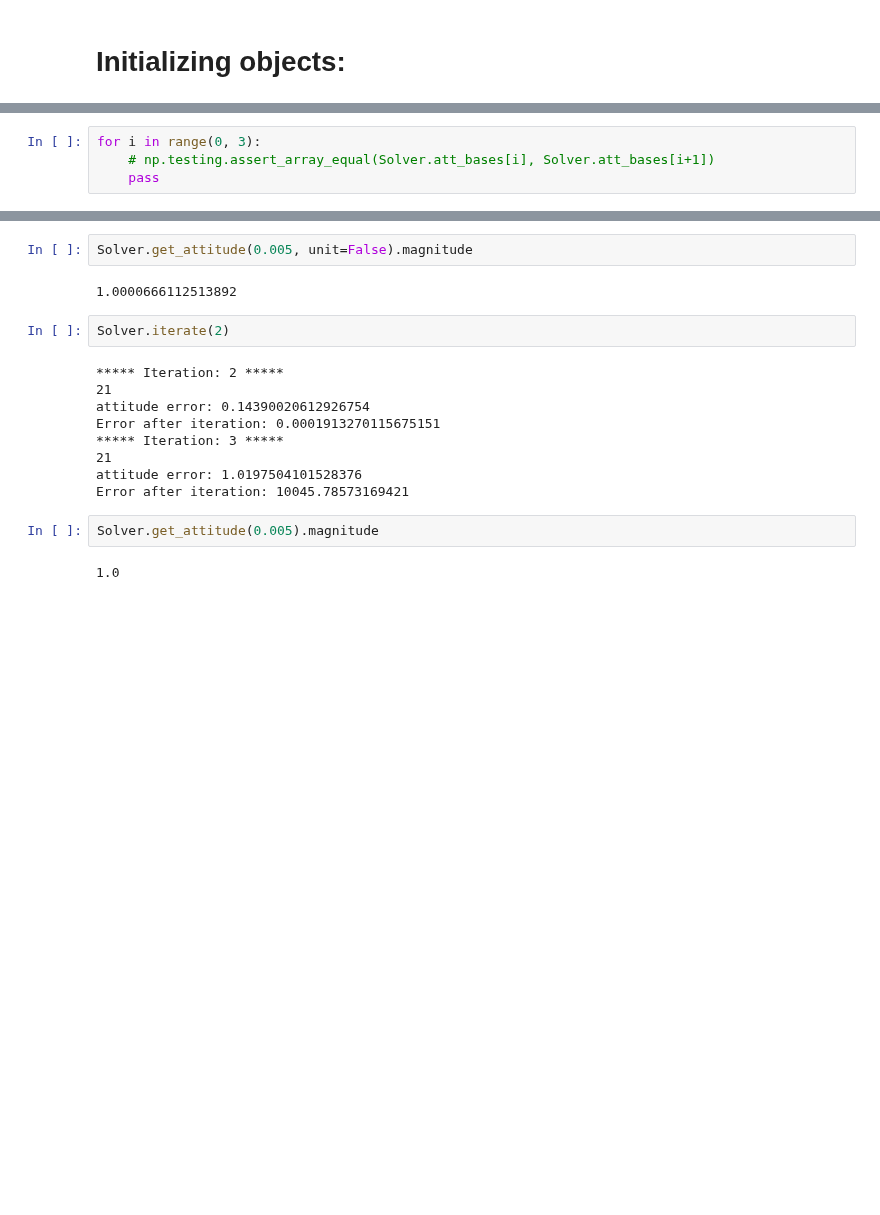
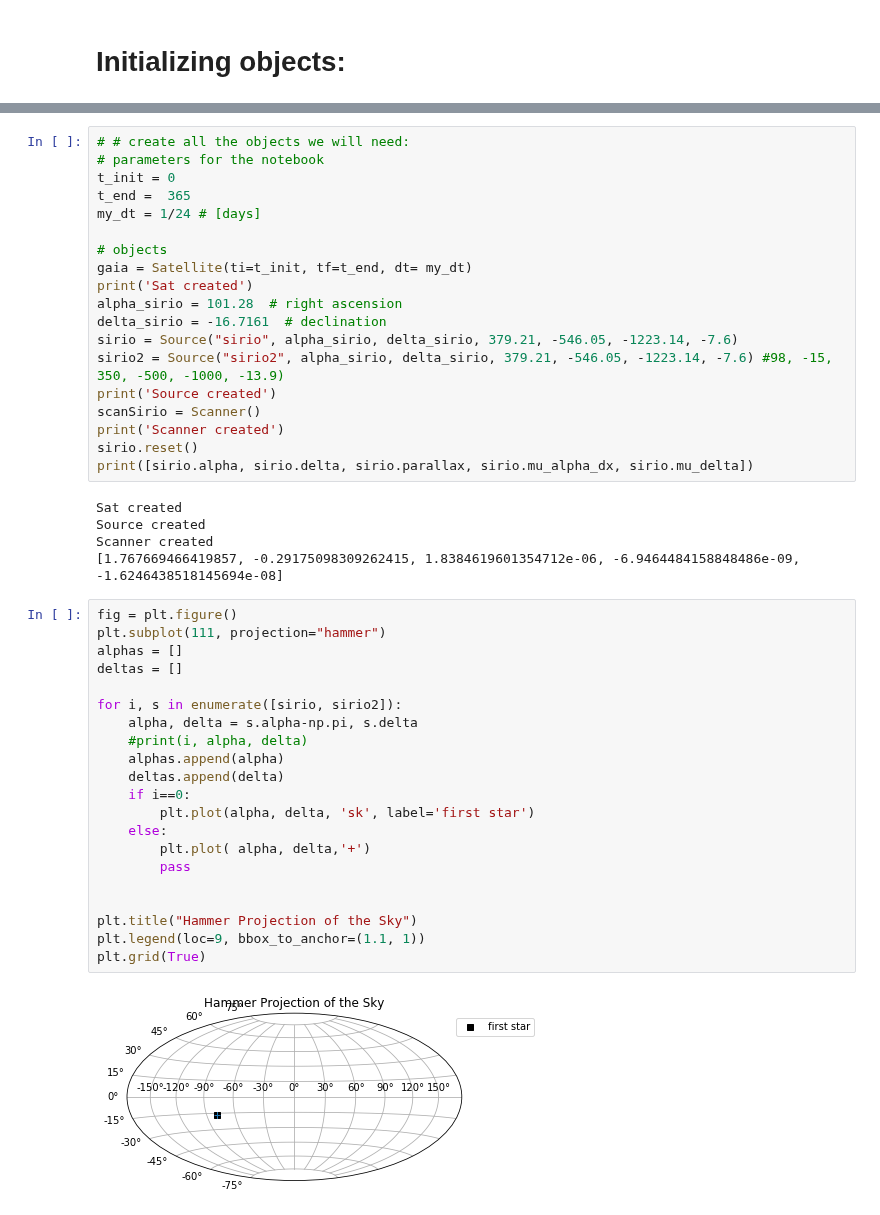
Before and after one commit to bombrun/GaiaLab, a Jupyter notebook: notebooks/6-double_telescope.ipynb, the cells around one changed output, grey strips where cells are left out. Cells and saved outputs as stored; diff of their text form; blank space fills up the shorter version.

Commit message:
working scanner

```diff
--- a/notebooks/6-double_telescope.ipynb
+++ b/notebooks/6-double_telescope.ipynb
@@ -419,4 +49,0 @@ plt.show()
-# %%
-for i in range(0, 3):
-    # np.testing.assert_array_equal(Solver.att_bases[i], Solver.att_bases[i+1])
-    pass
@@ -760,19 +50,47 @@ MAGNITUDE: 0.9964871668899465
-# %%
-Solver.get_attitude(0.005, unit=False).magnitude
-# %% [output]
-1.0000666112513892
-# %%
-Solver.iterate(2)
-# %% [output]
-***** Iteration: 2 *****
-21
-attitude error: 0.14390020612926754
-Error after iteration: 0.0001913270115675151
-***** Iteration: 3 *****
-21
-attitude error: 1.0197504101528376
-Error after iteration: 10045.78573169421
-# %%
-Solver.get_attitude(0.005).magnitude
-# %% [output]
-1.0
+# %%
+# # create all the objects we will need:
+# parameters for the notebook
+t_init = 0
+t_end =  365
+my_dt = 1/24 # [days]
+
+# objects
+gaia = Satellite(ti=t_init, tf=t_end, dt= my_dt)
+print('Sat created')
+alpha_sirio = 101.28  # right ascension
+delta_sirio = -16.7161  # declination
+sirio = Source("sirio", alpha_sirio, delta_sirio, 379.21, -546.05, -1223.14, -7.6)
+sirio2 = Source("sirio2", alpha_sirio, delta_sirio, 379.21, -546.05, -1223.14, -7.6) #98, -15, 350, -500, -1000, -13.9)
+print('Source created')
+scanSirio = Scanner()
+print('Scanner created')
+sirio.reset()
+print([sirio.alpha, sirio.delta, sirio.parallax, sirio.mu_alpha_dx, sirio.mu_delta])
+# %% [output]
+Sat created
+Source created
+Scanner created
+[1.767669466419857, -0.29175098309262415, 1.8384619601354712e-06, -6.9464484158848486e-09, -1.6246438518145694e-08]
+# %%
+fig = plt.figure()
+plt.subplot(111, projection="hammer")
+alphas = []
+deltas = []
+
+for i, s in enumerate([sirio, sirio2]):
+    alpha, delta = s.alpha-np.pi, s.delta
+    #print(i, alpha, delta)
+    alphas.append(alpha)
+    deltas.append(delta)
+    if i==0:
+        plt.plot(alpha, delta, 'sk', label='first star')
+    else:
+        plt.plot( alpha, delta,'+')
+        pass
+
+
+plt.title("Hammer Projection of the Sky")
+plt.legend(loc=9, bbox_to_anchor=(1.1, 1))
+plt.grid(True)
+# %% [output]
+[figure, added]
```
Also changed, not shown: parts of 74 cells of this notebook, 10 other files.
